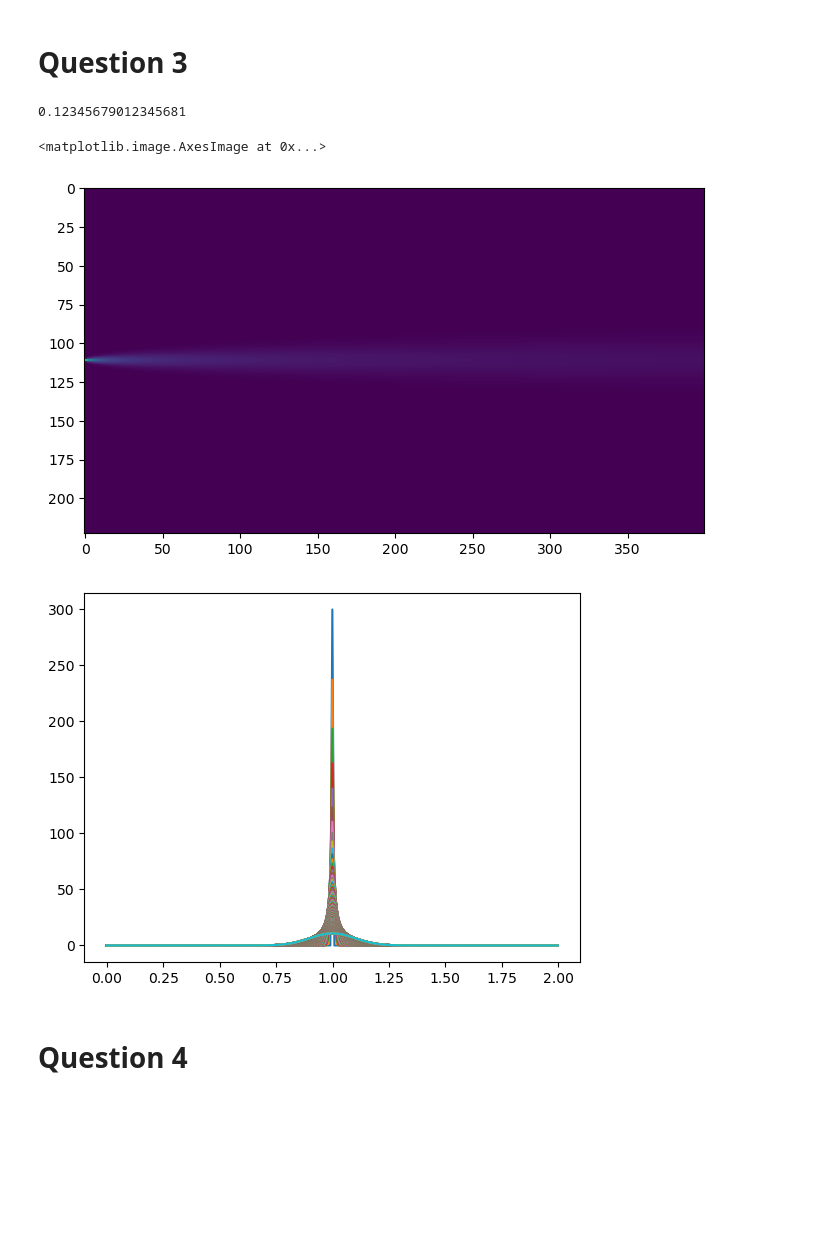
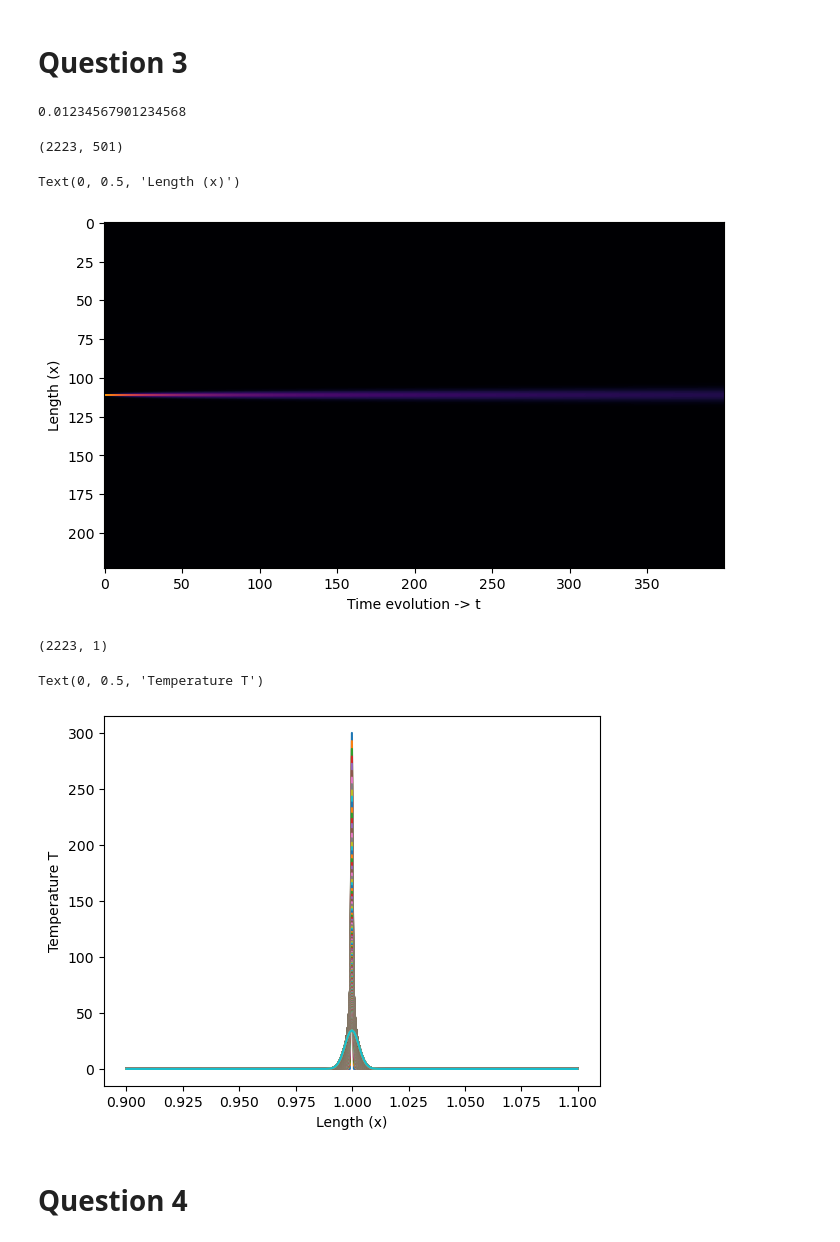
Before and after one commit to dc250601/P452, a Jupyter notebook: MidSem/Notebook.ipynb, the cells around one changed output. Drawn from its saved outputs; the diff is of its cells as text; code cells hidden in the pictures; blank space fills up the shorter version.

```diff
--- a/MidSem/Notebook.ipynb
+++ b/MidSem/Notebook.ipynb
@@ -86,8 +91,8 @@ import pandas as pd
 #The following code is completely done using numpy since native python is extremly slow and will take
 #orders of magnitude more time to solve
 z = 1
-x_discreetisation = 0.009
-t_discreetisation = 1e-5
+x_discreetisation = 0.0009
+t_discreetisation = 1e-8
 x_range = (0,2)
 t_range = (0,0.095)
 X = np.arange(x_range[0],x_range[-1],x_discreetisation)[:,None]
@@ -106,18 +111,31 @@ V_grid = np.concatenate(V,axis = -1)
 # %%
 alpha
 # %% [output]
-0.12345679012345681
+0.01234567901234568
+# %%
+V_grid.shape
+# %% [output]
+(2223, 501)
 # %%
 plt.figure(figsize=(8,8))
-plt.imshow(V_grid[:,:400])
+plt.imshow(V_grid[1000:-1000,:400], cmap="inferno")
+plt.xlabel("Time evolution -> t")
+plt.ylabel("Length (x)")
 # %% [output]
-<matplotlib.image.AxesImage at 0x...>
+Text(0, 0.5, 'Length (x)')
-[figure, old version]
+[figure, new version]
+# %%
+V_0.shape
+# %% [output]
+(2223, 1)
 # %%
 for i in range(500):
-    plt.plot(X,V_grid[:,i])
+    plt.plot(X[1000:-1000],V_grid[1000:-1000,i])
+plt.xlabel("Length (x)")
+plt.ylabel("Temperature T")
 # %% [output]
+Text(0, 0.5, 'Temperature T')
-[figure, old version]
+[figure, new version]
 # %% [markdown]
 # Question 4
 # %%
```
Also changed, not shown: parts of 1 cell of this notebook.
